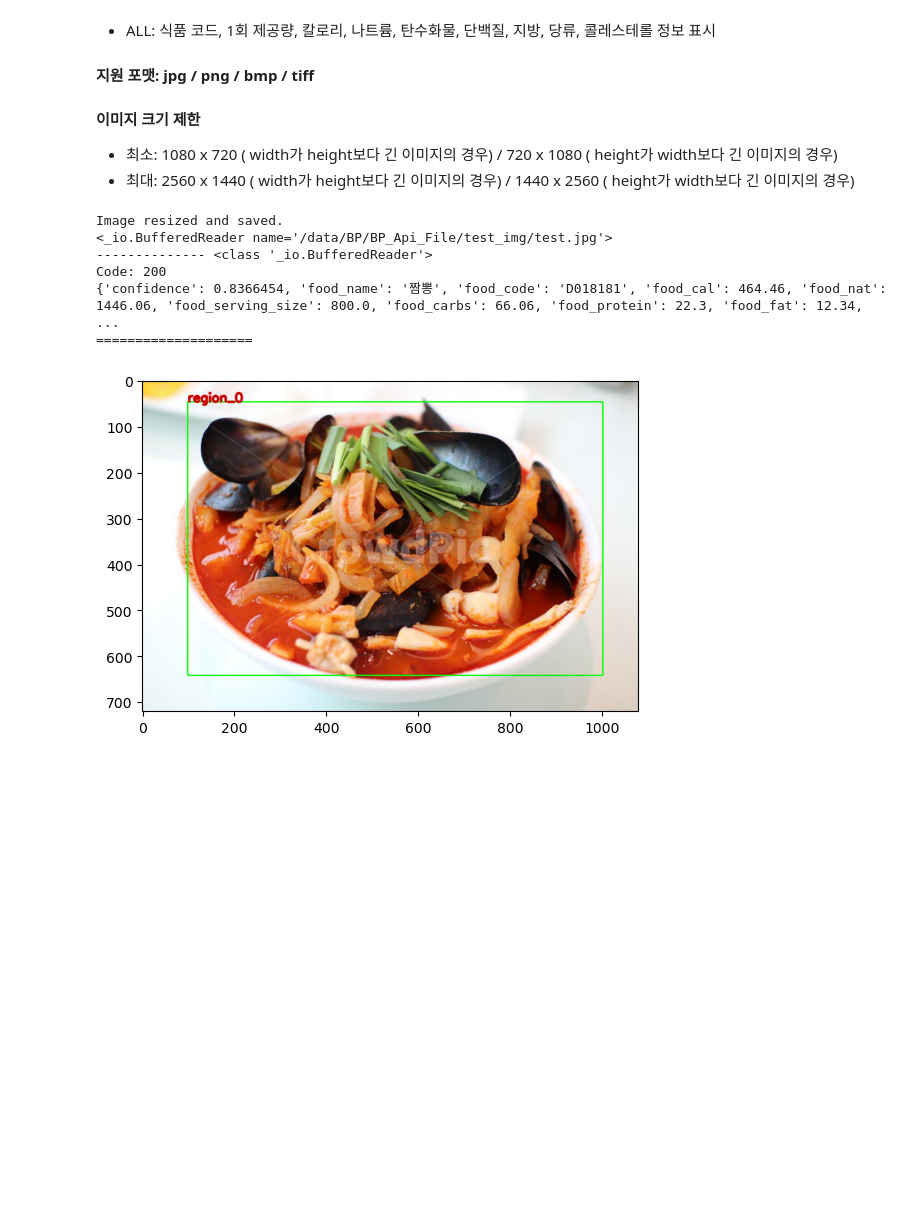
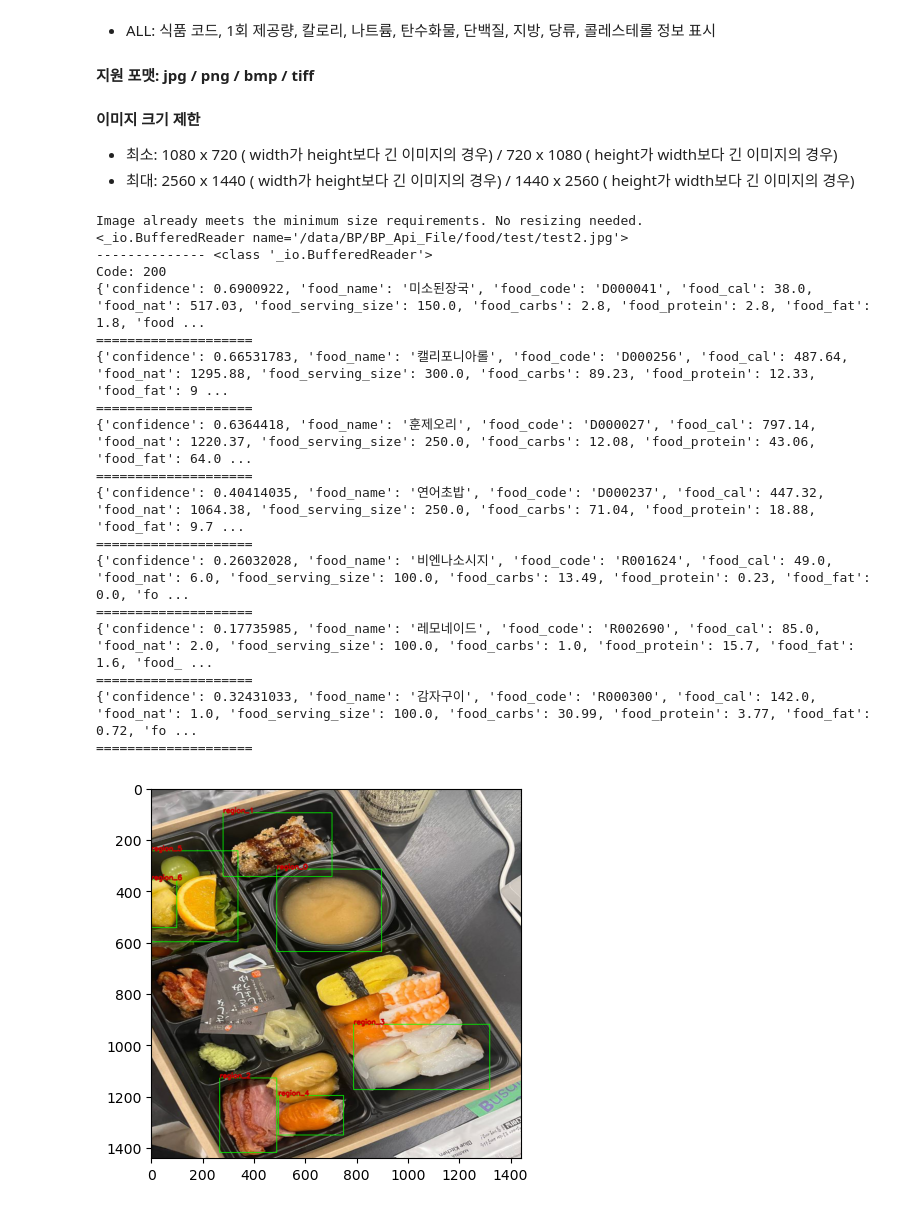
Before and after one commit to YongRokKim/BP, a Jupyter notebook: BP_Api_File/BP.ipynb, the cells around one changed output. Cells and saved outputs as stored; diff of their text form; code cells hidden in the pictures; blank space fills up the shorter version.

Commit message:
test img add

```diff
--- a/BP_Api_File/BP.ipynb
+++ b/BP_Api_File/BP.ipynb
@@ -115,7 +115,7 @@ def get_secret(setting, secrets=secrets):
 client_id = get_secret("kt_client_id")
 client_secret = get_secret("kt_client_secret")
 
-img_path = "/data/BP/BP_Api_File/test_img/test.jpg"
+img_path = "/data/BP/BP_Api_File/food/test/test2.jpg"
 
 # HMAC 기반 signature 생성
 signature = hmac.new(
@@ -158,37 +158,49 @@ if response.ok:
     print(f"Code: {code}")
     #.json 형식 출력
     # print(f"Data: {data}")
     for region_num in data[0]:
         print(data[0][region_num]['prediction_top1'])
         image = cv2.imread(img_path)  # 이미지 파일 경로
         for point in data[0][region_num]['position']:
             if point['location_type'] == 'LEFT_TOP':
                 left_top = (int(point['x'].split('.')[0]), int(point['y'].split('.')[0]))
             else:
                 right_bottom = (int(point['x'].split('.')[0]), int(point['y'].split('.')[0]))
 
         point_list.append([left_top,right_bottom,region_num])
         print('='*20)
 else:
     print(f"Error: {response.status_code} - {response.text}")
 
 color = (0, 255, 0)       # 사각형의 색 (B, G, R)
 thickness = 2             # 사각형의 선 두께
 
 for point1,point2,food_name in point_list:
     cv2.rectangle(image, point1, point2, color, thickness)
     cv2.putText(image,food_name , point1, cv2.FONT_HERSHEY_SIMPLEX, 0.9, (0,0,200), 3, cv2.LINE_AA)
 
 plt.imshow(cv2.cvtColor(image, cv2.COLOR_BGR2RGB))
 plt.show()
 # %% [output]
-Image resized and saved.
-<_io.BufferedReader name='/data/BP/BP_Api_File/test_img/test.jpg'>
+Image already meets the minimum size requirements. No resizing needed.
+<_io.BufferedReader name='/data/BP/BP_Api_File/food/test/test2.jpg'>
 -------------- <class '_io.BufferedReader'>
 Code: 200
-{'confidence': 0.8366454, 'food_name': '짬뽕', 'food_code': 'D018181', 'food_cal': 464.46, 'food_nat': 1446.06, 'food_serving_size': 800.0, 'food_carbs': 66.06, 'food_protein': 22.3, 'food_fat': 12.34,  ...
+{'confidence': 0.6900922, 'food_name': '미소된장국', 'food_code': 'D000041', 'food_cal': 38.0, 'food_nat': 517.03, 'food_serving_size': 150.0, 'food_carbs': 2.8, 'food_protein': 2.8, 'food_fat': 1.8, 'food ...
 ====================
+{'confidence': 0.66531783, 'food_name': '캘리포니아롤', 'food_code': 'D000256', 'food_cal': 487.64, 'food_nat': 1295.88, 'food_serving_size': 300.0, 'food_carbs': 89.23, 'food_protein': 12.33, 'food_fat': 9 ...
+====================
+{'confidence': 0.6364418, 'food_name': '훈제오리', 'food_code': 'D000027', 'food_cal': 797.14, 'food_nat': 1220.37, 'food_serving_size': 250.0, 'food_carbs': 12.08, 'food_protein': 43.06, 'food_fat': 64.0 ...
+====================
+{'confidence': 0.40414035, 'food_name': '연어초밥', 'food_code': 'D000237', 'food_cal': 447.32, 'food_nat': 1064.38, 'food_serving_size': 250.0, 'food_carbs': 71.04, 'food_protein': 18.88, 'food_fat': 9.7 ...
+====================
+{'confidence': 0.26032028, 'food_name': '비엔나소시지', 'food_code': 'R001624', 'food_cal': 49.0, 'food_nat': 6.0, 'food_serving_size': 100.0, 'food_carbs': 13.49, 'food_protein': 0.23, 'food_fat': 0.0, 'fo ...
+====================
+{'confidence': 0.17735985, 'food_name': '레모네이드', 'food_code': 'R002690', 'food_cal': 85.0, 'food_nat': 2.0, 'food_serving_size': 100.0, 'food_carbs': 1.0, 'food_protein': 15.7, 'food_fat': 1.6, 'food_ ...
+====================
+{'confidence': 0.32431033, 'food_name': '감자구이', 'food_code': 'R000300', 'food_cal': 142.0, 'food_nat': 1.0, 'food_serving_size': 100.0, 'food_carbs': 30.99, 'food_protein': 3.77, 'food_fat': 0.72, 'fo ...
+====================
-[figure, old version]
+[figure, new version]
 # %%
 type(data)
 # %%
```
Also changed, not shown: 6 other files.
